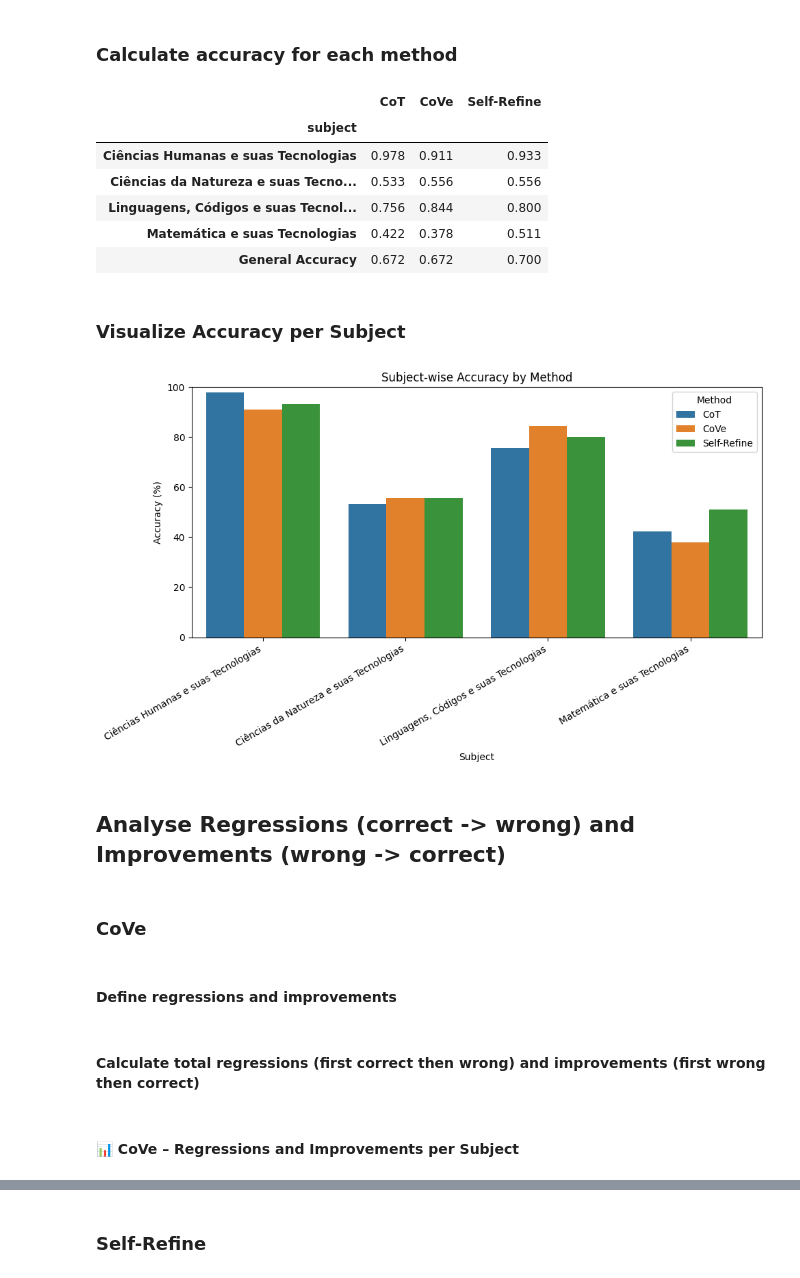
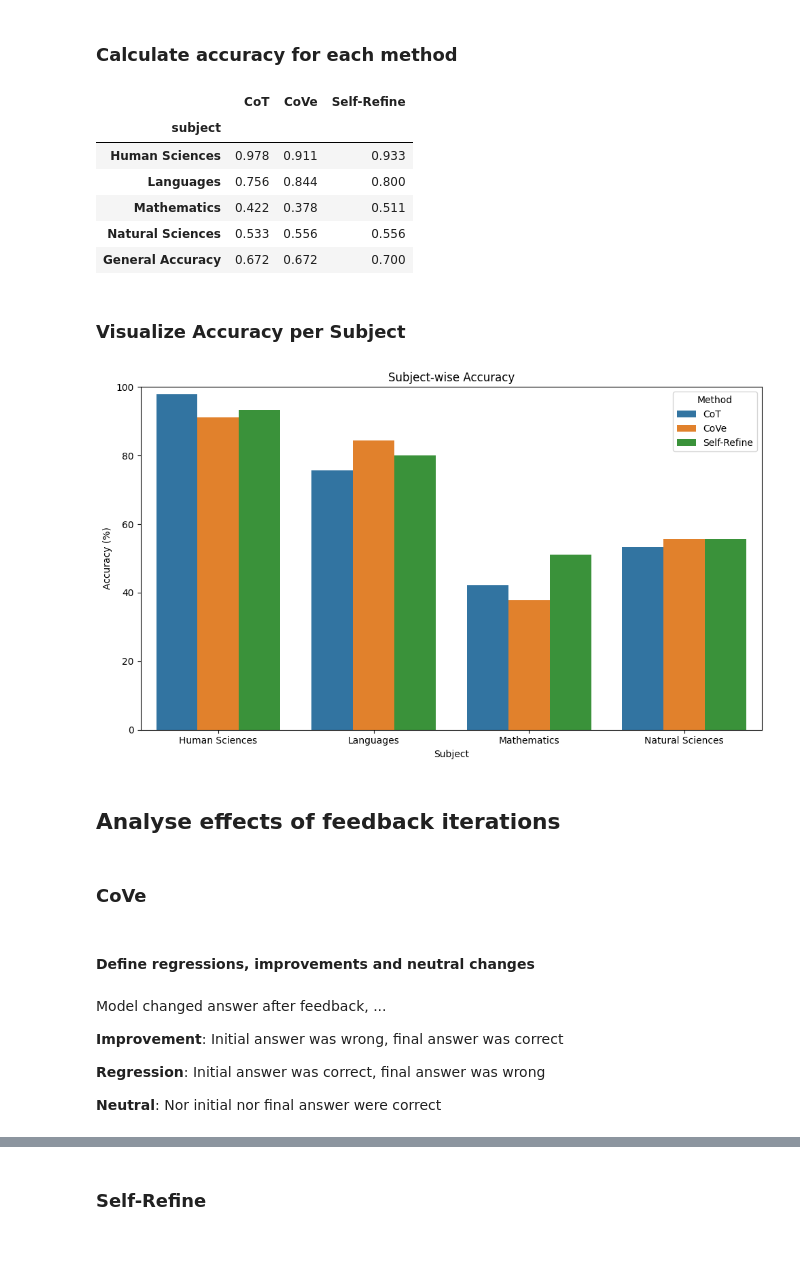
Before and after one commit to rafaelasantana/bachelor-thesis, a Jupyter notebook: Notebooks/ResultAnalysis.ipynb, the cells around one changed output, grey strips where cells are left out. Drawn from its saved outputs; the diff is of its cells as text; code cells hidden in the pictures; blank space fills up the shorter version.

Commit message:
first results

```diff
--- a/Notebooks/ResultAnalysis.ipynb
+++ b/Notebooks/ResultAnalysis.ipynb
@@ -15,3 +23,14 @@ df_self_refine = df_self_refine.rename(columns={"predicted": "predicted_sr"})
+# %%
+subject_translation = {
+    "Matemática e suas Tecnologias": "Mathematics",
+    "Linguagens, Códigos e suas Tecnologias": "Languages",
+    "Ciências Humanas e suas Tecnologias": "Human Sciences",
+    "Ciências da Natureza e suas Tecnologias": "Natural Sciences"
+}
+
+df_cot["subject"] = df_cot["subject"].map(subject_translation)
+df_cove["subject"] = df_cove["subject"].map(subject_translation)
+df_self_refine["subject"] = df_self_refine["subject"].map(subject_translation)
 # %% [markdown]
 ### Merge results on question ID
 # %%
@@ -56,43 +75,50 @@ display(subject_acc)
 # %% [output]
 |  | CoT | CoVe | Self-Refine |
 | subject |  |  |  |
-| Ciências Humanas e suas Tecnologias | 0.978 | 0.911 | 0.933 |
-| Ciências da Natureza e suas Tecno... | 0.533 | 0.556 | 0.556 |
-| Linguagens, Códigos e suas Tecnol... | 0.756 | 0.844 | 0.800 |
-| Matemática e suas Tecnologias | 0.422 | 0.378 | 0.511 |
+| Human Sciences | 0.978 | 0.911 | 0.933 |
+| Languages | 0.756 | 0.844 | 0.800 |
+| Mathematics | 0.422 | 0.378 | 0.511 |
+| Natural Sciences | 0.533 | 0.556 | 0.556 |
 | General Accuracy | 0.672 | 0.672 | 0.700 |
 # %% [markdown]
 ### Visualize Accuracy per Subject
 # %%
 import seaborn as sns
 import matplotlib.pyplot as plt
 
-# Drop the general accuracy row for subject-wise plot (optional)
+# Drop the general accuracy row for subject-wise plot
 plot_df = subject_acc.drop("General Accuracy").reset_index().melt(
     id_vars="subject", var_name="Method", value_name="Accuracy"
 )
 
-# Convert accuracy to percentage
+# Convert to percentage
 plot_df["Accuracy"] *= 100
 
 # Plot
 plt.figure(figsize=(10, 6))
 sns.barplot(data=plot_df, x="subject", y="Accuracy", hue="Method")
 
-plt.title("Subject-wise Accuracy by Method")
-plt.xticks(rotation=30, ha="right")
+plt.title("Subject-wise Accuracy")
 plt.ylim(0, 100)
 plt.ylabel("Accuracy (%)")
 plt.xlabel("Subject")
 plt.legend(title="Method")
 plt.tight_layout()
 plt.show()
 # %% [output]
-[figure, old version]
+[figure, new version]
 # %% [markdown]
-## Analyse Regressions (correct -> wrong) and Improvements (wrong -> correct)
+## Analyse effects of feedback iterations
 # %% [markdown]
 ### CoVe
 # %% [markdown]
-#### Define regressions and improvements
+#### Define regressions, improvements and neutral changes
+# %% [markdown]
+Model changed answer after feedback, ...
+
+**Improvement**: Initial answer was wrong, final answer was correct
+
+**Regression**: Initial answer was correct, final answer was wrong
+
+**Neutral**: Nor initial nor final answer were correct
 # %%
@@ -112,2 +160,0 @@ df_cove["changed_initial_answer"] = (
-# %% [markdown]
-#### Calculate total regressions (first correct then wrong) and improvements (first wrong then correct)
@@ -118,5 +161,3 @@ n_improve_cove = df_cove["improvement"].sum()
-# %% [markdown]
-#### 📊 CoVe – Regressions and Improvements per Subject
 # %%
 subject_summary_cove = df_cove.groupby("subject").agg(
     total_questions=("id", "count"),
```
Also changed, not shown: parts of 44 cells of this notebook, 4 other files.
